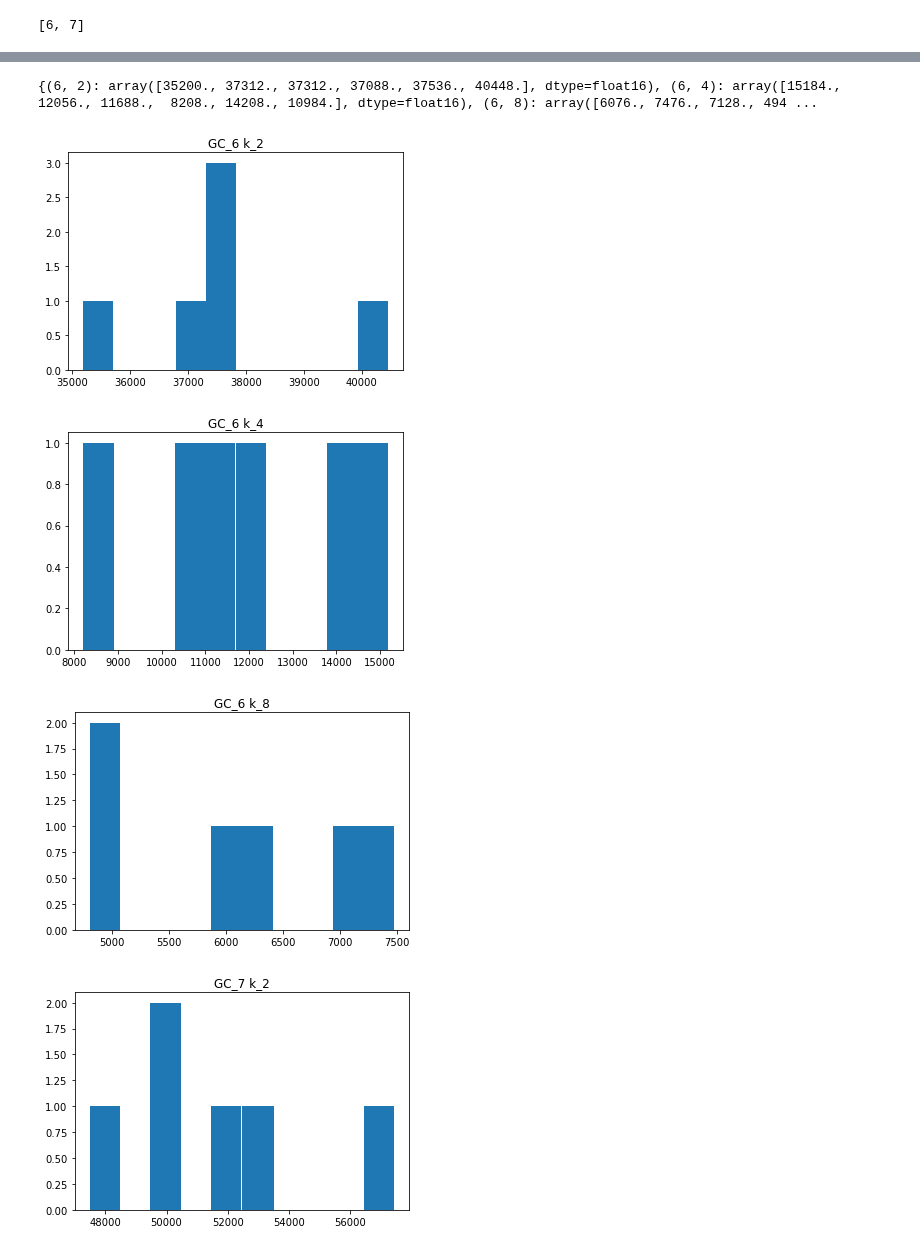
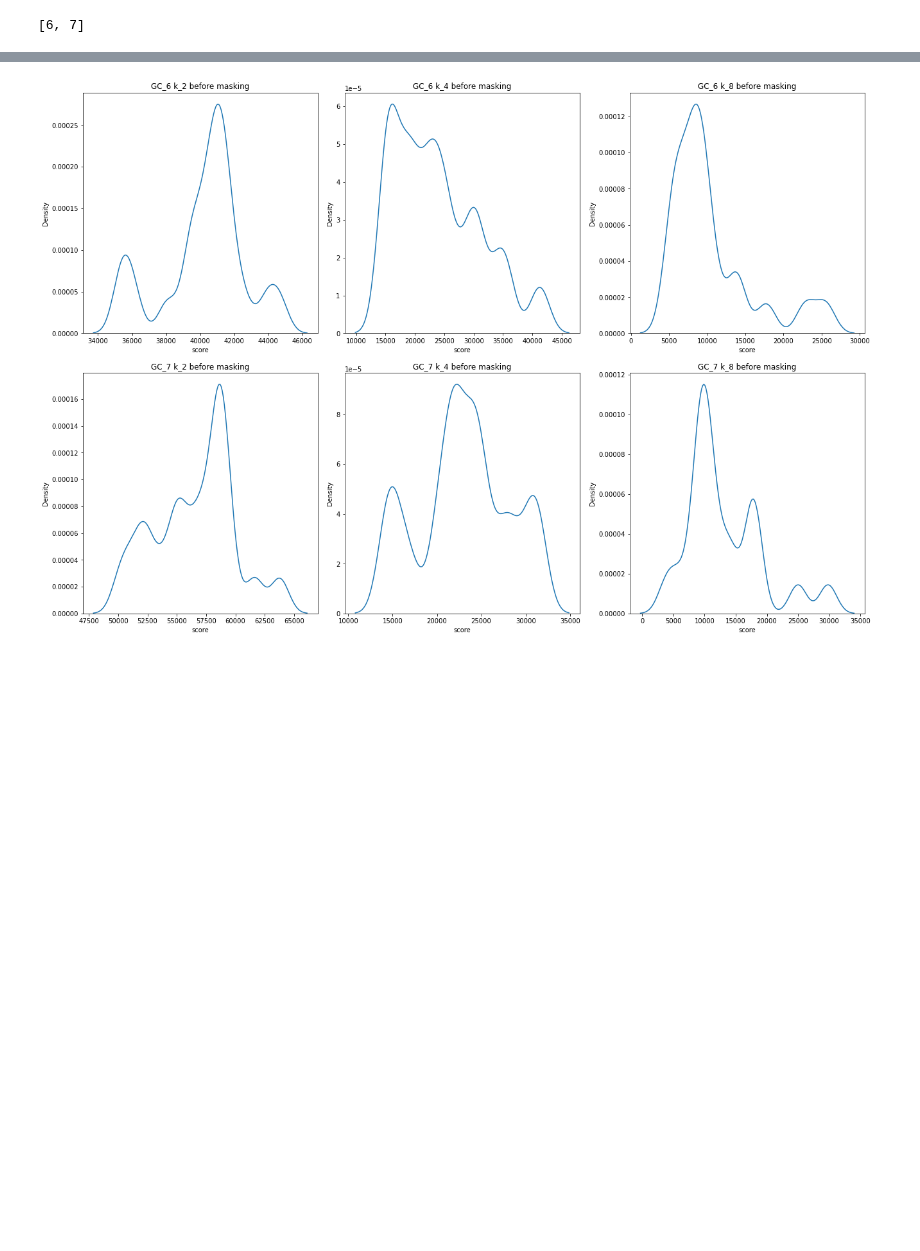
Before and after one commit to Fudenberg-Research-Group/akita_utils, a Jupyter notebook: notebooks/2022-6-20_backgoround_parameter_exploration.ipynb, the cells around one changed output, grey strips where cells are left out. Saved outputs shown, nothing was run; the diff lists cells and outputs as text; code cells hidden in the pictures; blank space fills up the shorter version.

Commit message:
visualization update

```diff
--- a/notebooks/2022-6-20_backgoround_parameter_exploration.ipynb
+++ b/notebooks/2022-6-20_backgoround_parameter_exploration.ipynb
@@ -129,18 +122,15 @@ print(sample_set)
 # %%
-shuffle_set = [2,4,8]
-scores = {}
-
+scores_before = {}
 for gc in sample_set:
     for k in [2,4,8]:
 
-        scores[gc,k] = akita_utils.custom_calculate_scores(seqnn_model=seqnn_model,
+        scores_before[gc,k] = akita_utils.custom_calculate_scores(seqnn_model=seqnn_model,
                                                             genome_fasta=genome_fasta,
                                                             seq_length=seq_length,
                                                             dataframe=df,
                                                             sample_set=[sample_set[sample_set.index(gc)]],
-                                                            devisor = 2,  # iterations wil be tracked in multiples of this number
-                                                            max_iters = 3,
-                                                            batch_size = 6,
+                                                            max_iters = 5,
+                                                            batch_size = 20,
                                                             shuffle_k = k,
                                                             ctcf_thresh = 8,
                                                             scores_thresh = 5500,
@@ -181,14 +188,18 @@ max iters exceeded
 # %%
-print(scores)
+
+fig = plt.figure(figsize=(6* len(shuffle_set) , 6 *  len(sample_set) ), constrained_layout=True)
+spec = fig.add_gridspec(ncols=len(shuffle_set), nrows=len(sample_set), hspace=0.1, wspace=0.1)
+
 for gc in sample_set:
     for k in shuffle_set:
-        plt.hist(scores[gc,k])
-        plt.title(f'GC_{gc} k_{k}')
-        plt.show()
-        plt.close()
+        ax1 = fig.add_subplot(spec[sample_set.index(gc),shuffle_set.index(k)])
+        # plt.hist(scores_before[gc,k],10)
+
+        kde_df = pd.DataFrame(scores_before[gc,k], columns=["score"])
+        sns.kdeplot(data=kde_df, x="score", bw_adjust=.4)
+
+        plt.title(f'GC_{gc} k_{k} before masking')
+plt.show()
+plt.close()
 # %% [output]
-{(6, 2): array([35200., 37312., 37312., 37088., 37536., 40448.], dtype=float16), (6, 4): array([15184., 12056., 11688.,  8208., 14208., 10984.], dtype=float16), (6, 8): array([6076., 7476., 7128., 494 ...
-[figure, old version]
+[figure, new version]
-[figure, removed]
-[figure, removed]
-[figure, removed]
```
Also changed, not shown: parts of 10 cells of this notebook, 1 other file.
